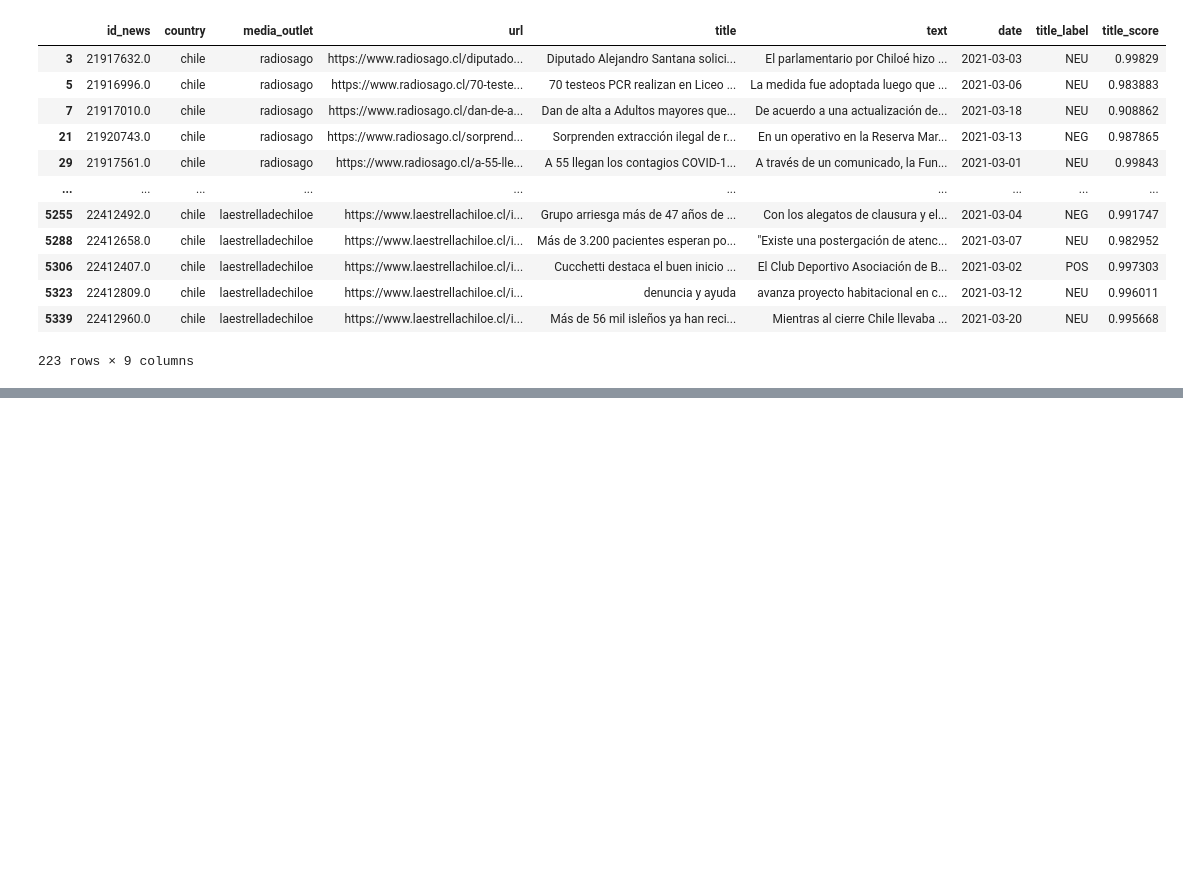
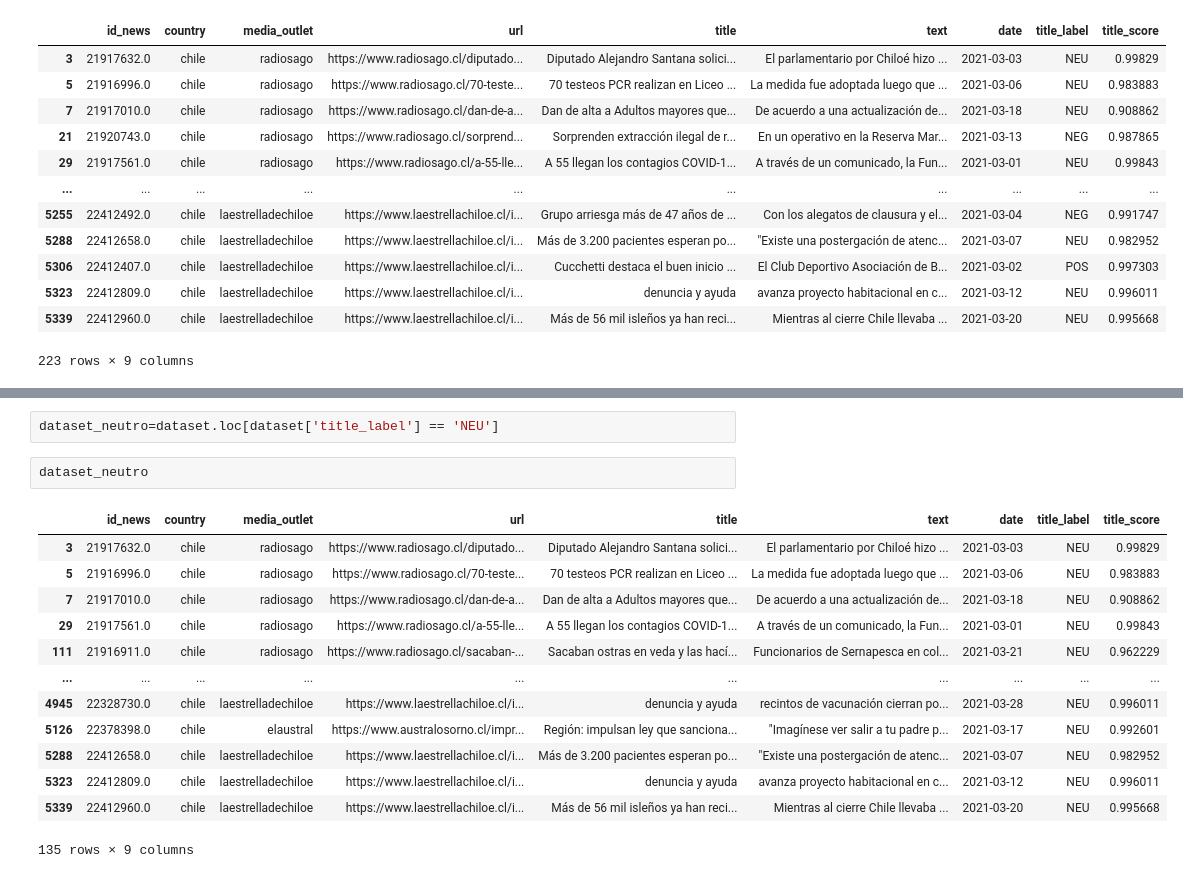
Before and after one commit to fernando479/discurso-de-los-medios-de-prensa, a Jupyter notebook: Tasa de noticias negativas por comunas.ipynb, the cells around one changed output, grey strips where cells are left out. Saved outputs shown, nothing was run; the diff lists cells and outputs as text; blank space fills up the shorter version.

```diff
--- a/Tasa de noticias negativas por comunas.ipynb
+++ b/Tasa de noticias negativas por comunas.ipynb
@@ -260,0 +305,18 @@ dataset
+# %%
+dataset_neutro=dataset.loc[dataset['title_label'] == 'NEU']
+# %%
+dataset_neutro
+# %% [output]
+|  | id_news | country | media_outlet | url | title | text | date | title_label | title_score |
+| 3 | 21917632.0 | chile | radiosago | https://www.radiosago.cl/diputado... | Diputado Alejandro Santana solici... | El parlamentario por Chiloé hizo ... | 2021-03-03 | NEU | 0.99829 |
+| 5 | 21916996.0 | chile | radiosago | https://www.radiosago.cl/70-teste... | 70 testeos PCR realizan en Liceo ... | La medida fue adoptada luego que ... | 2021-03-06 | NEU | 0.983883 |
+| 7 | 21917010.0 | chile | radiosago | https://www.radiosago.cl/dan-de-a... | Dan de alta a Adultos mayores que... | De acuerdo a una actualización de... | 2021-03-18 | NEU | 0.908862 |
+| 29 | 21917561.0 | chile | radiosago | https://www.radiosago.cl/a-55-lle... | A 55 llegan los contagios COVID-1... | A través de un comunicado, la Fun... | 2021-03-01 | NEU | 0.99843 |
+| 111 | 21916911.0 | chile | radiosago | https://www.radiosago.cl/sacaban-... | Sacaban ostras en veda y las hací... | Funcionarios de Sernapesca en col... | 2021-03-21 | NEU | 0.962229 |
+| ... | ... | ... | ... | ... | ... | ... | ... | ... | ... |
+| 4945 | 22328730.0 | chile | laestrelladechiloe | https://www.laestrellachiloe.cl/i... | denuncia y ayuda | recintos de vacunación cierran po... | 2021-03-28 | NEU | 0.996011 |
+| 5126 | 22378398.0 | chile | elaustral | https://www.australosorno.cl/impr... | Región: impulsan ley que sanciona... | "Imagínese ver salir a tu padre p... | 2021-03-17 | NEU | 0.992601 |
+| 5288 | 22412658.0 | chile | laestrelladechiloe | https://www.laestrellachiloe.cl/i... | Más de 3.200 pacientes esperan po... | "Existe una postergación de atenc... | 2021-03-07 | NEU | 0.982952 |
+| 5323 | 22412809.0 | chile | laestrelladechiloe | https://www.laestrellachiloe.cl/i... | denuncia y ayuda | avanza proyecto habitacional en c... | 2021-03-12 | NEU | 0.996011 |
+| 5339 | 22412960.0 | chile | laestrelladechiloe | https://www.laestrellachiloe.cl/i... | Más de 56 mil isleños ya han reci... | Mientras al cierre Chile llevaba ... | 2021-03-20 | NEU | 0.995668 |
+135 rows × 9 columns
```
Also changed, not shown: parts of 5 cells of this notebook.
